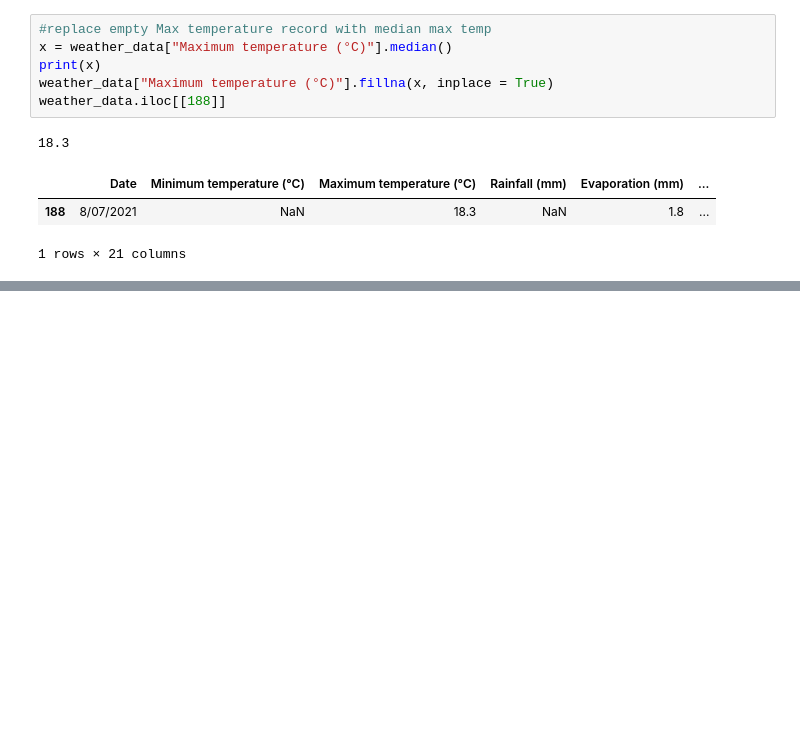
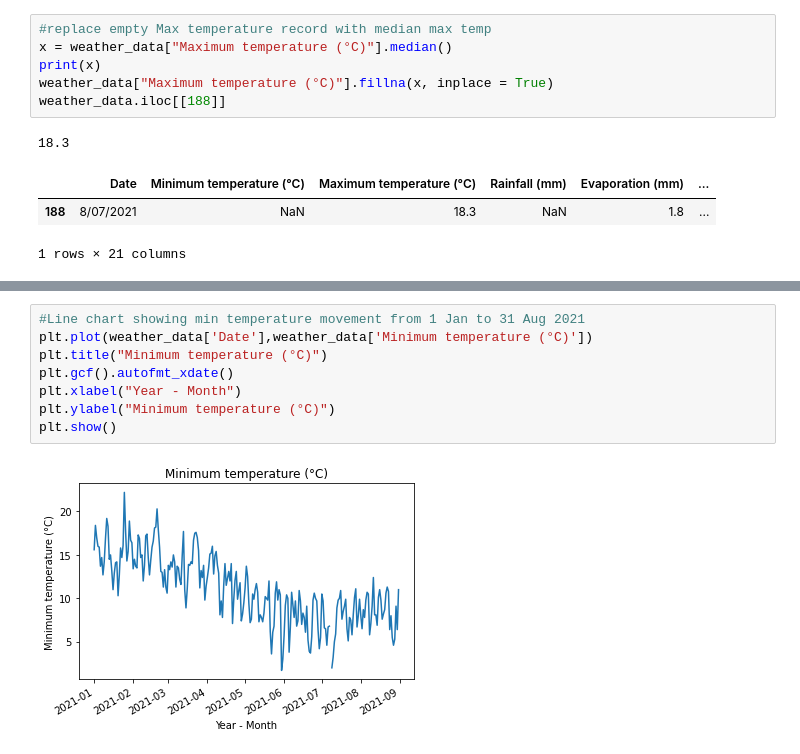
Before and after one commit to YunaWuu/Data_Analytics_Assignment2_Group2, a Jupyter notebook: Assignment 2 - Model 1.ipynb, the cells around one changed output, grey strips where cells are left out. Drawn from its saved outputs; the diff is of its cells as text; blank space fills up the shorter version.

```diff
--- a/Assignment 2 - Model 1.ipynb
+++ b/Assignment 2 - Model 1.ipynb
@@ -127 +156,11 @@ plt.show()
+# %%
+#Line chart showing min temperature movement from 1 Jan to 31 Aug 2021
+plt.plot(weather_data['Date'],weather_data['Minimum temperature (°C)'])
+plt.title("Minimum temperature (°C)")
+plt.gcf().autofmt_xdate()
+plt.xlabel("Year - Month")
+plt.ylabel("Minimum temperature (°C)")
+plt.show()
+# %% [output]
+[figure, added]
 # %%
```
Also changed, not shown: parts of 24 cells of this notebook, 2 other files.
